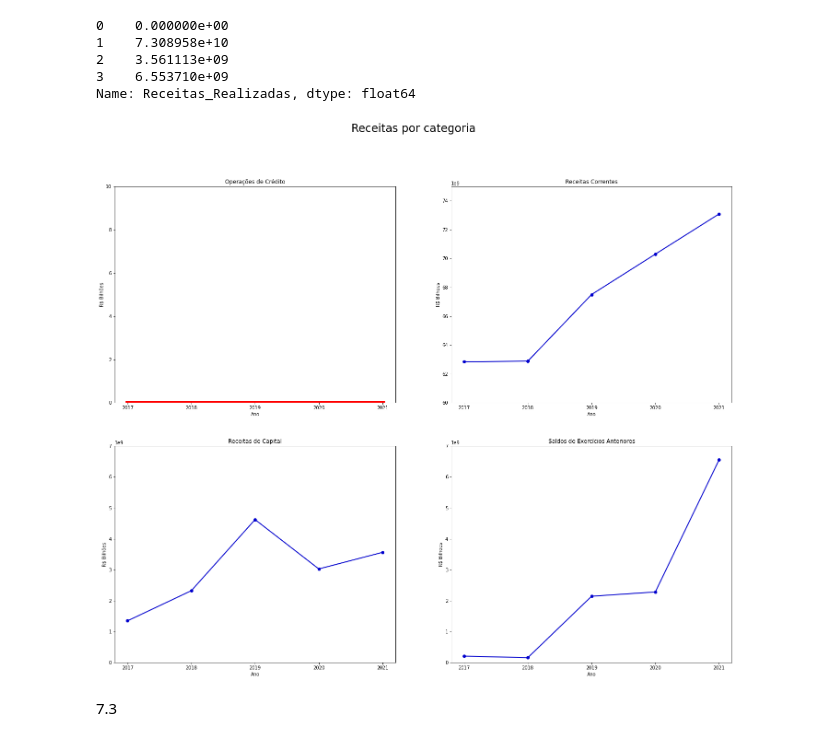
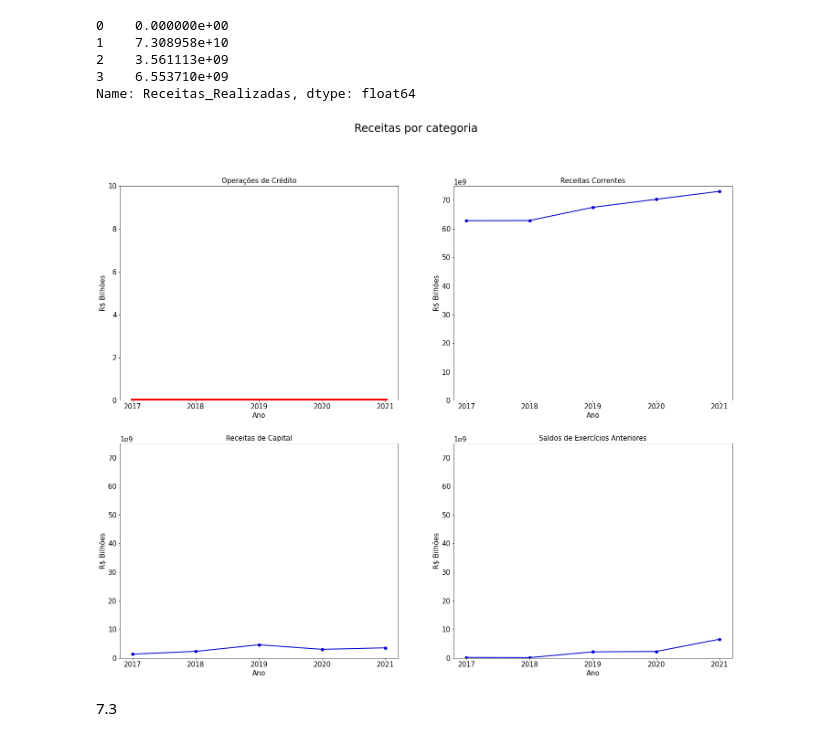
Before and after one commit to carolfazani/orcamento_sp, a Jupyter notebook: Preparando_os_dados.ipynb, the cells around one changed output. Cells and saved outputs as stored; diff of their text form; code cells hidden in the pictures.

```diff
--- a/Preparando_os_dados.ipynb
+++ b/Preparando_os_dados.ipynb
@@ -501,10 +501,10 @@ plt.rcParams.update(parameters)
 fig1, f1_axes = plt.subplots(ncols=2, nrows=2, figsize = (24,19))
 fig1.suptitle("Receitas por categoria", size=24)
 
-f1_axes[0,0].set_ylim(0, 79e9)
-f1_axes[0,1].set_ylim(60e9, 75e9)
-f1_axes[1,0].set_ylim(0, 7e9)
-f1_axes[1,1].set_ylim(0, 7e9)
+f1_axes[0,0].set_ylim(0, 75e9)
+f1_axes[0,1].set_ylim(0e9, 75e9)
+f1_axes[1,0].set_ylim(0, 75e9)
+f1_axes[1,1].set_ylim(0, 75e9)
 
 f1_axes[0,0].plot(serie_credito, linestyle= '-', linewidth = 9, color = 'red')
 f1_axes[0,1].plot(serie_corrente, linestyle= '-', linewidth = 2, color = "mediumblue")
@@ -521,34 +521,34 @@ f1_axes[0,1].set_xlabel('Ano')
 f1_axes[1,0].set_xlabel('Ano')
 f1_axes[1,1].set_xlabel('Ano')
 
 f1_axes[0,0].set_ylabel('R$ Bilhões')
 f1_axes[0,1].set_ylabel('R$ Bilhões')
 f1_axes[1,0].set_ylabel('R$ Bilhões')
 f1_axes[1,1].set_ylabel('R$ Bilhões')
 
 f1_axes[0,0].axis(ymin=0,ymax=10)
 #f1_axes[0,0].ticklabel_format(style='sci', axis='y', scilimits=(9,9))
 f1_axes[0,1].ticklabel_format(style='sci', axis='y',scilimits=(9,9))
 f1_axes[1,0].ticklabel_format(style='sci', axis='y',scilimits=(9,9))
 f1_axes[1,1].ticklabel_format(style='sci', axis='y',scilimits=(9,9))
 
 #f1_axes[0,0].axis(ymin=0,ymax=72000000000)
 
 f1_axes[0,0].scatter(serie_credito.index, serie_credito[0], color = "mediumblue", marker = ".", s =
 150)
 f1_axes[0,1].scatter(serie_corrente.index, serie_corrente[0], color = "mediumblue", marker = ".", s =
 150)
 f1_axes[1,0].scatter(serie_capital.index, serie_capital[0], color = "mediumblue", marker = ".", s =
 150)
 f1_axes[1,1].scatter(serie_saldos.index, serie_saldos[0], color = "mediumblue", marker = ".", s =
 150)
 
 
 
 
 plt.savefig('grafico2.png', transparent = True)
 # %% [output]
-[figure, old version]
+[figure, new version]
 # %% [markdown]
 7.3
 # %%
```
Also changed, not shown: parts of 1 cell of this notebook.
